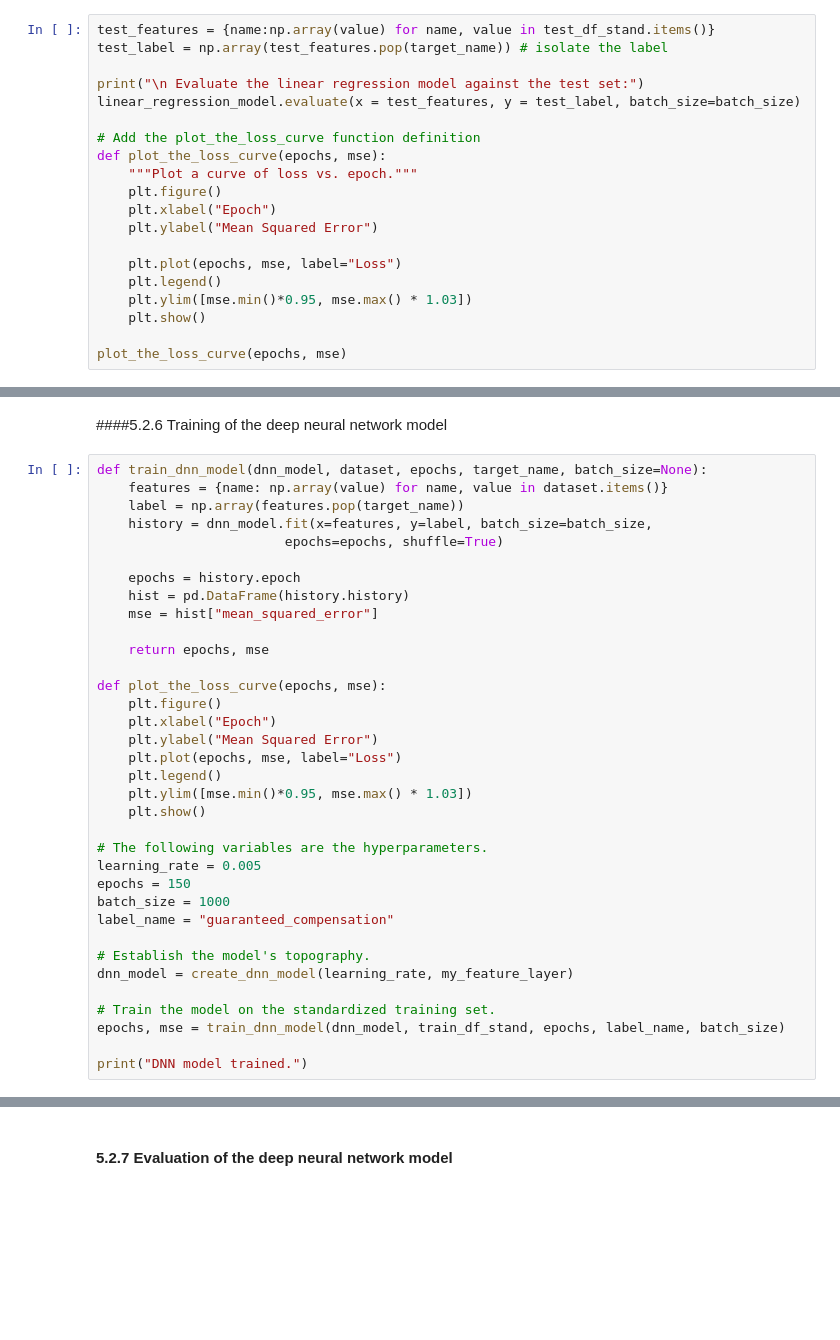
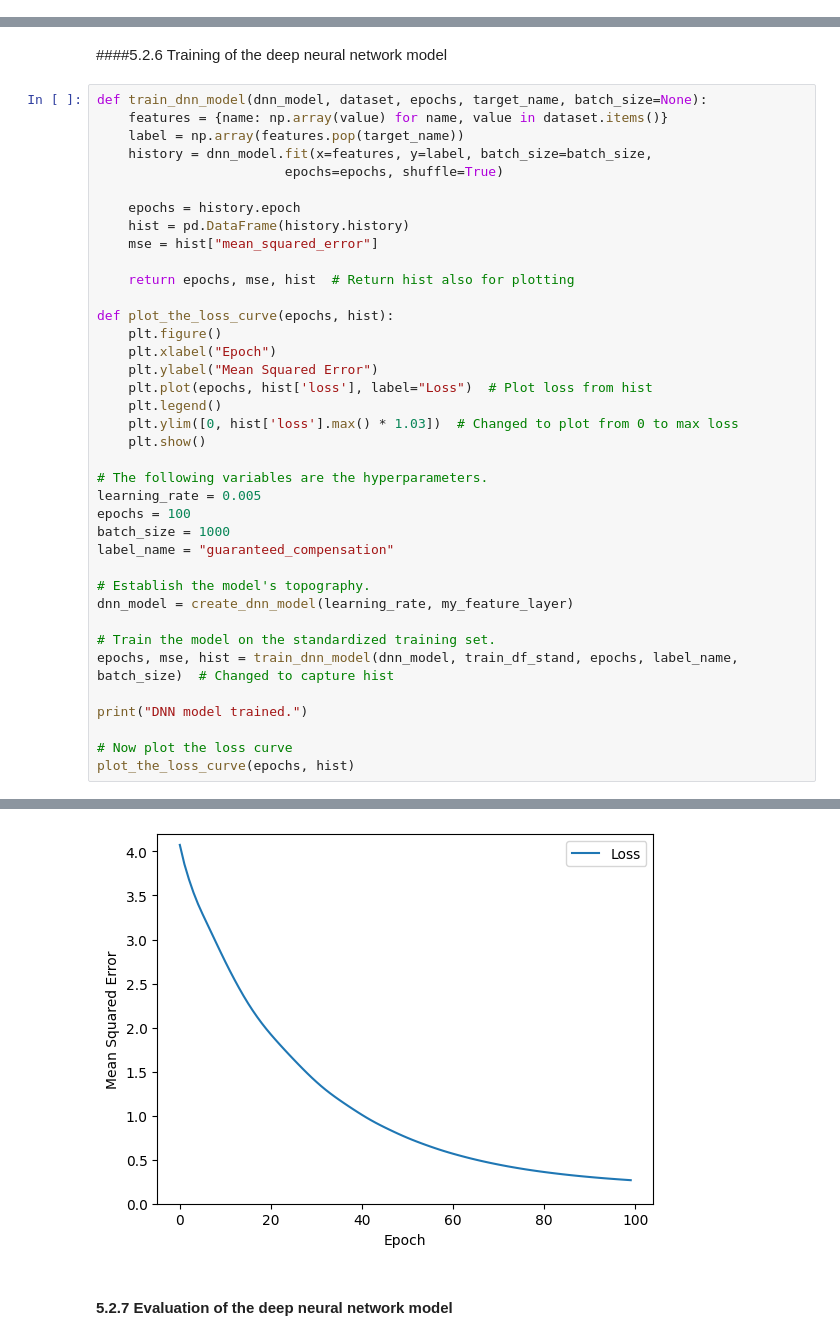
Before and after one commit to SteAnLe/Projektarbeit_ADS, a Jupyter notebook: Projektarbeit_ADS_Gruppe1.ipynb, the cells around one changed output, grey strips where cells are left out. Drawn from its saved outputs; the diff is of its cells as text; blank space fills up the shorter version.

```diff
--- a/Projektarbeit_ADS_Gruppe1.ipynb
+++ b/Projektarbeit_ADS_Gruppe1.ipynb
@@ -1204,20 +1104,0 @@ Our linear regression model is now trained.
-# %%
-test_features = {name:np.array(value) for name, value in test_df_stand.items()}
-test_label = np.array(test_features.pop(target_name)) # isolate the label
-
-print("\n Evaluate the linear regression model against the test set:")
-linear_regression_model.evaluate(x = test_features, y = test_label, batch_size=batch_size)
-
-# Add the plot_the_loss_curve function definition
-def plot_the_loss_curve(epochs, mse):
-    """Plot a curve of loss vs. epoch."""
-    plt.figure()
-    plt.xlabel("Epoch")
-    plt.ylabel("Mean Squared Error")
-
-    plt.plot(epochs, mse, label="Loss")
-    plt.legend()
-    plt.ylim([mse.min()*0.95, mse.max() * 1.03])
-    plt.show()
-
-plot_the_loss_curve(epochs, mse)
@@ -1433,20 +1327,20 @@ def train_dnn_model(dnn_model, dataset, epochs, target_name, batch_size=None):
     hist = pd.DataFrame(history.history)
     mse = hist["mean_squared_error"]
 
-    return epochs, mse
+    return epochs, mse, hist  # Return hist also for plotting
 
-def plot_the_loss_curve(epochs, mse):
+def plot_the_loss_curve(epochs, hist):
     plt.figure()
     plt.xlabel("Epoch")
     plt.ylabel("Mean Squared Error")
-    plt.plot(epochs, mse, label="Loss")
+    plt.plot(epochs, hist['loss'], label="Loss")  # Plot loss from hist
     plt.legend()
-    plt.ylim([mse.min()*0.95, mse.max() * 1.03])
+    plt.ylim([0, hist['loss'].max() * 1.03])  # Changed to plot from 0 to max loss
     plt.show()
 
 # The following variables are the hyperparameters.
 learning_rate = 0.005
-epochs = 150
+epochs = 100
 batch_size = 1000
 label_name = "guaranteed_compensation"
 
@@ -1454,7 +1348,10 @@ label_name = "guaranteed_compensation"
 dnn_model = create_dnn_model(learning_rate, my_feature_layer)
 
 # Train the model on the standardized training set.
-epochs, mse = train_dnn_model(dnn_model, train_df_stand, epochs, label_name, batch_size)
+epochs, mse, hist = train_dnn_model(dnn_model, train_df_stand, epochs, label_name, batch_size)  # Changed to capture hist
 
 print("DNN model trained.")
+
+# Now plot the loss curve
+plot_the_loss_curve(epochs, hist)
 # %% [output]
@@ -1480,4 +1377,5 @@ Epoch 150/150
 DNN model trained.
+[figure, added]
 # %% [markdown]
 #### 5.2.7 Evaluation of the deep neural network model
 # %%
```
Also changed, not shown: parts of 46 cells of this notebook.
